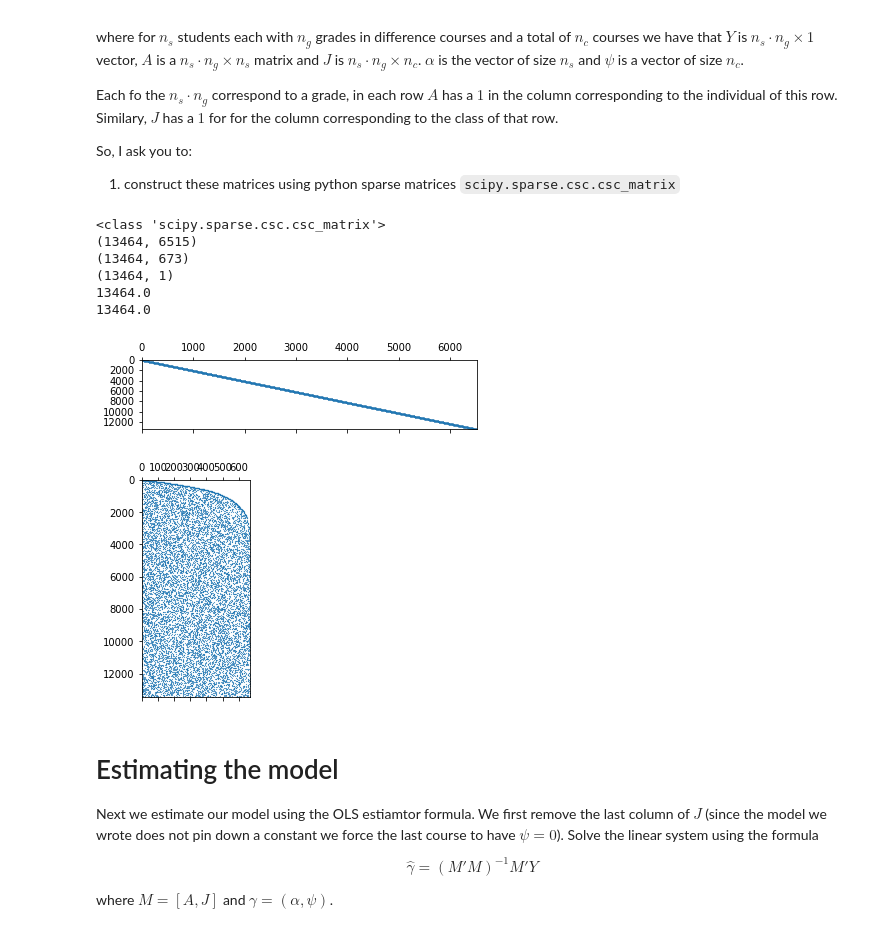
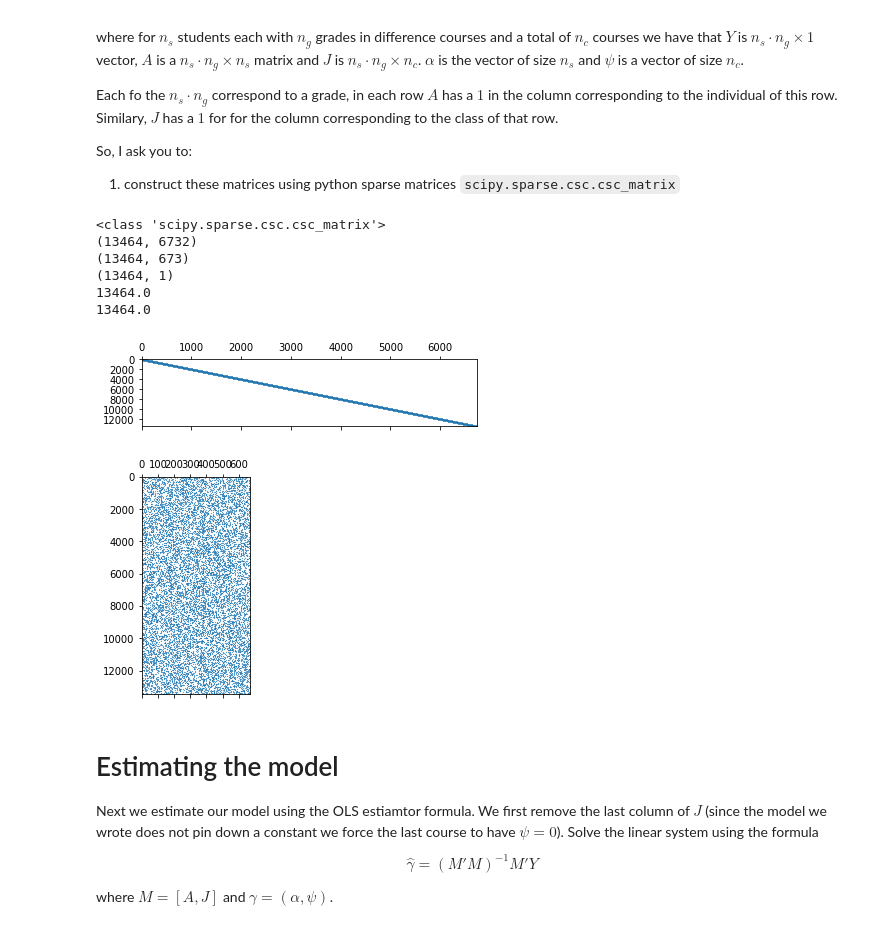
Before and after one commit to vma101/big_data_tools, a Jupyter notebook: hw4_twfe.ipynb, the cells around one changed output. Cells and saved outputs as stored; diff of their text form; code cells hidden in the pictures.

```diff
--- a/hw4_twfe.ipynb
+++ b/hw4_twfe.ipynb
@@ -41,13 +41,13 @@ Load the grade data from `hw4-grades.json`. Then compute:
 grade_path = "data/hw4-grades.json"
 earnings_path = "data/hw4-earnings.json"
 df_grades = pd.read_json(grade_path, lines=True,
-                          dtype={'grade':int,
+                          dtype={'grade':float,
                                  'class_id':str,
-                                 'student_id':str,
-                                 'major':int,
+                                 'student_id':int,
+                                 'major':str,
                                  'firstname':str})
 df_earnings = pd.read_json(earnings_path, lines = True,
-                          dtype={'student_id':str,
+                          dtype={'student_id':int,
                                  'major':str,
                                  'firstname':str,
-                                 'earnings':int})
+                                 'earnings':float})
@@ -54,12 +56,13 @@ df_earnings = pd.read_json(earnings_path, lines = True,
 # %%
 def question1(df):
-    grade_var = np.var(df_grades["grade"])
+    grade_var = np.var(df["grade"])
     print("total variance in grades: {}".format(grade_var))
     class_tab = df_grades.groupby("class_id").agg(size = pd.NamedAgg(column='student_id', aggfunc='count'),
-                                           mean_grade = pd.NamedAgg(column = "grade", aggfunc = "mean"),
-                                             var_grade = pd.NamedAgg(column = "grade", aggfunc = "var"))
-    class_var = np.var(class_tab["mean_grade"])
-    print("between class variance: {}".format(class_var))
+                                           class_mean = pd.NamedAgg(column = "grade", aggfunc = "mean"),
+                                             class_var = pd.NamedAgg(column = "grade", aggfunc = "var"))
+    df = df.merge(class_tab, how = "left", on = "class_id", copy = False)
+    class_var = df["class_mean"].var()
+    print("between class variance: {}\n".format(class_var))
     plt.figure()
     plt.hist(class_tab["size"])
     plt.xlabel("Class Size")
@@ -105,55 +124,53 @@ So, I ask you to:
 # %%
 from scipy.sparse.linalg import spsolve, inv
 from scipy.sparse import csc_matrix
+
 # Y,A,J = solution.question2(df_all)
 def question2(df):
-    df.sort_values('student_id', axis = 0, inplace = True)
+#     df = df_old.sort_values('student_id', axis = 0)
+
     # CREATE Y MATRIX
-#     Y = np.zeros(nn, 1) # all records x 1
     Y = csc_matrix((df["grade"], (np.arange(nn), np.zeros(nn))), shape = (nn, 1))
-#     Y = df["grade"].to_numpy()
 
     # CREATE A MATRIX
-#     A = np.zeros(nn, ns) # all records x ns
     students = df["student_id"].unique()
     student_map = {u:i for i, u in enumerate(students)}
     student_inv = {i:u for i, u in enumerate(students)}
     student_onehot = [student_map[s] for s in df["student_id"]]
     A = csc_matrix((np.ones(nn), (np.arange(nn), student_onehot)), shape = (nn, ns))
-#     A = pd.get_dummies(df["class_id"])
 
     # CREATE J MATRIX
-#     J = np.zeros(nn, nc) # all records x nc
-    classes = df["class_id"].unique()
+    classes = df["class_id"].sort_values().unique()
     class_map = {u:i for i, u in enumerate(classes)}
     class_inv = {i:u for i, u in enumerate(classes)}
     class_onehot = [class_map[c] for c in df["class_id"]]
     J = csc_matrix((np.ones(nn), (np.arange(nn), class_onehot)), shape = (nn, nc))
 
     return Y, A, J
 
 Y, A, J = question2(df_all)
 print(type(A))
 print(A.shape)
 print(J.shape)
 print(Y.shape)
 print(A.sum())
 print(J.sum())
 
-# getting a nice diagonal here requires sorting by the studend_id
+# getting a nice diagonal here requires sorting by the student_id
 plt.spy(A,aspect=0.1,markersize=0.2)
 plt.show()
+# this looks different from the solution because class_id has also been sorted
 plt.spy(J,aspect=0.1,markersize=0.2)
 plt.show()
 # %% [output]
 <class 'scipy.sparse.csc.csc_matrix'>
-(13464, 6515)
+(13464, 6732)
 (13464, 673)
 (13464, 1)
 13464.0
 13464.0
-[figure, old version]
+[figure, new version]
-[figure, old version]
+[figure, new version]
 # %% [markdown]
 # Estimating the model
 
```
Also changed, not shown: parts of 13 cells of this notebook.
